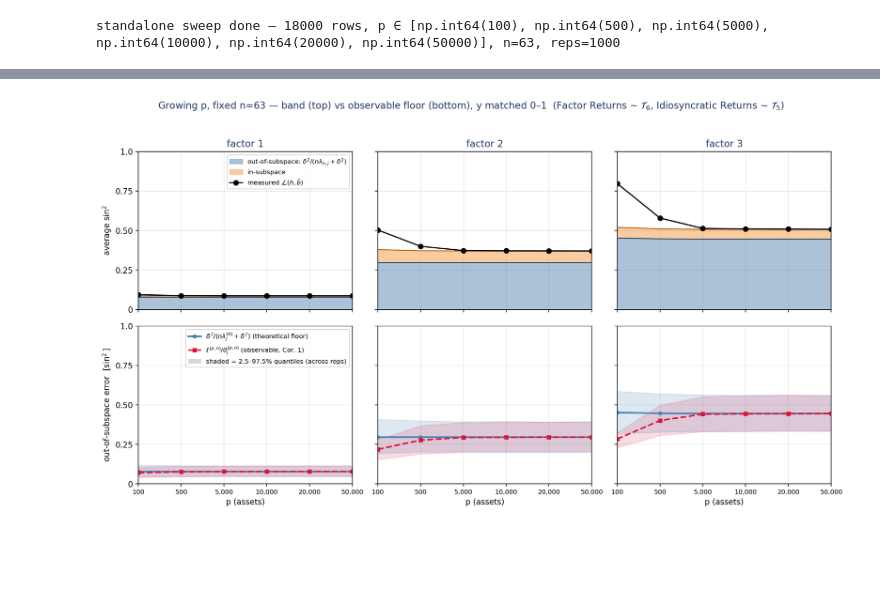
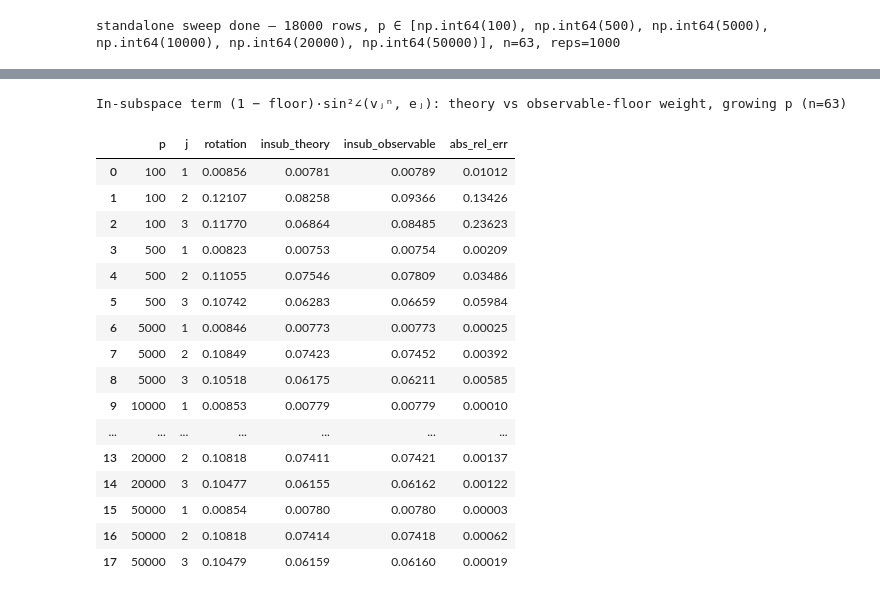
Before and after one commit to nlgac/factor_lab, a Jupyter notebook: ex-2c_observable_floor_selfcontained.ipynb, the cells around one changed output, grey strips where cells are left out. Drawn from its saved outputs; the diff is of its cells as text; code cells hidden in the pictures; blank space fills up the shorter version.

```diff
--- a/ex-2c_observable_floor_selfcontained.ipynb
+++ b/ex-2c_observable_floor_selfcontained.ipynb
@@ -872,14 +900,54 @@ plt.close(fig_rebuild_p)   # PNG already shown above; avoid a duplicate live ren
 # %%
-## Standalone rebuild — (2b) same figure with BOTH axes matched (match_y=True)
-# Identical to the cell above but the observable-floor row shares the band row's 0–1 sin² scale,
-# so floor magnitude is directly comparable to the total sin² above it. Trade-off: the floor
-# lines sit low and their convergence detail is compressed vs the zoomed (x-only) version above.
+## Standalone rebuild — (2b) same 3-row figure with BOTH axes matched (match_y=True)
+# Identical to the cell above but the observable-floor row AND the in-subspace row share the
+# band row's 0–1 sin² scale, so both are directly comparable in magnitude to the total sin²
+# on top. Trade-off: the small floor / in-subspace values sit low and their convergence detail
+# is compressed vs the zoomed (x-only) version above.
 _stack_png_matched = OUT_DIR / "ex2c_growing_p_stacked_matched_y.png"
 fig_rebuild_p_matched = stacked_band_and_floor(
     df_p_standalone, "p", band="quantile", match_y=True, out_path=str(_stack_png_matched),
-    suptitle=rf"Growing p, fixed n=63 — band (top) vs observable floor (bottom), y matched 0–1  "
+    suptitle=rf"Growing p, fixed n=63 — band / observable floor / in-subspace term, y matched 0–1  "
              rf"(Factor Returns ~ {_ret_lab}, Idiosyncratic Returns ~ {_idio_lab})")
 display(Image(filename=str(_stack_png_matched)))
 plt.close(fig_rebuild_p_matched)
-# %% [output]
-[figure, removed]
+# %%
+## In-subspace term = (1 - floor) · sin²∠(vⱼⁿ, eⱼ), from the standalone growing-p frame.
+# `rotation` = sin²∠(vⱼⁿ, eⱼ) (already recorded per rep); two weights: theoretical floor and
+# observable floor ℓ/θⱼ. Table shows the mean per (p, factor) and their convergence.
+_insub = df_p_standalone.assign(
+    insub_theory=(1.0 - df_p_standalone["floor"]) * df_p_standalone["rotation"],
+    insub_observable=(1.0 - df_p_standalone["observable_floor_estimate"])
+                     * df_p_standalone["rotation"],
+)
+
+insub_tbl = (_insub.groupby(["p", "j"])
+             .agg(rotation=("rotation", "mean"),               # sin²∠(vⱼⁿ, eⱼ)
+                  insub_theory=("insub_theory", "mean"),       # (1 - floor)·rotation
+                  insub_observable=("insub_observable", "mean"))  # (1 - ℓ/θⱼ)·rotation
+             .reset_index())
+insub_tbl["abs_rel_err"] = (
+    (insub_tbl["insub_observable"] - insub_tbl["insub_theory"]).abs()
+    / insub_tbl["insub_theory"])
+
+print("In-subspace term (1 − floor)·sin²∠(vⱼⁿ, eⱼ): theory vs observable-floor weight, "
+      "growing p (n=63)")
+display(insub_tbl.round(5))
+# %% [output]
+In-subspace term (1 − floor)·sin²∠(vⱼⁿ, eⱼ): theory vs observable-floor weight, growing p (n=63)
+|  | p | j | rotation | insub_theory | insub_observable | abs_rel_err |
+| 0 | 100 | 1 | 0.00856 | 0.00781 | 0.00789 | 0.01012 |
+| 1 | 100 | 2 | 0.12107 | 0.08258 | 0.09366 | 0.13426 |
+| 2 | 100 | 3 | 0.11770 | 0.06864 | 0.08485 | 0.23623 |
+| 3 | 500 | 1 | 0.00823 | 0.00753 | 0.00754 | 0.00209 |
+| 4 | 500 | 2 | 0.11055 | 0.07546 | 0.07809 | 0.03486 |
+| 5 | 500 | 3 | 0.10742 | 0.06283 | 0.06659 | 0.05984 |
+| 6 | 5000 | 1 | 0.00846 | 0.00773 | 0.00773 | 0.00025 |
+| 7 | 5000 | 2 | 0.10849 | 0.07423 | 0.07452 | 0.00392 |
+| 8 | 5000 | 3 | 0.10518 | 0.06175 | 0.06211 | 0.00585 |
+| 9 | 10000 | 1 | 0.00853 | 0.00779 | 0.00779 | 0.00010 |
+| ... | ... | ... | ... | ... | ... | ... |
+| 13 | 20000 | 2 | 0.10818 | 0.07411 | 0.07421 | 0.00137 |
+| 14 | 20000 | 3 | 0.10477 | 0.06155 | 0.06162 | 0.00122 |
+| 15 | 50000 | 1 | 0.00854 | 0.00780 | 0.00780 | 0.00003 |
+| 16 | 50000 | 2 | 0.10818 | 0.07414 | 0.07418 | 0.00062 |
+| 17 | 50000 | 3 | 0.10479 | 0.06159 | 0.06160 | 0.00019 |
```
Also changed, not shown: parts of 6 cells of this notebook.
